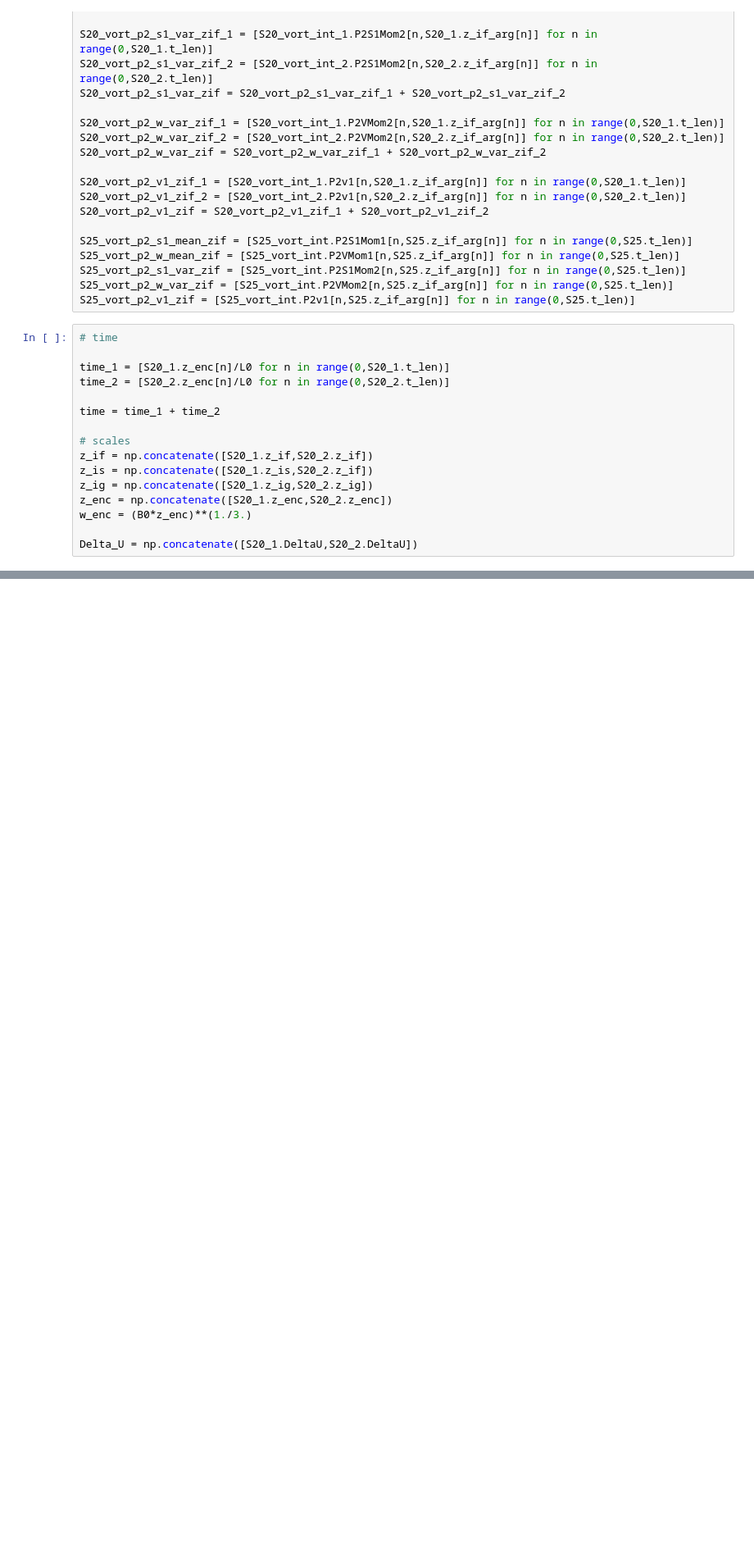
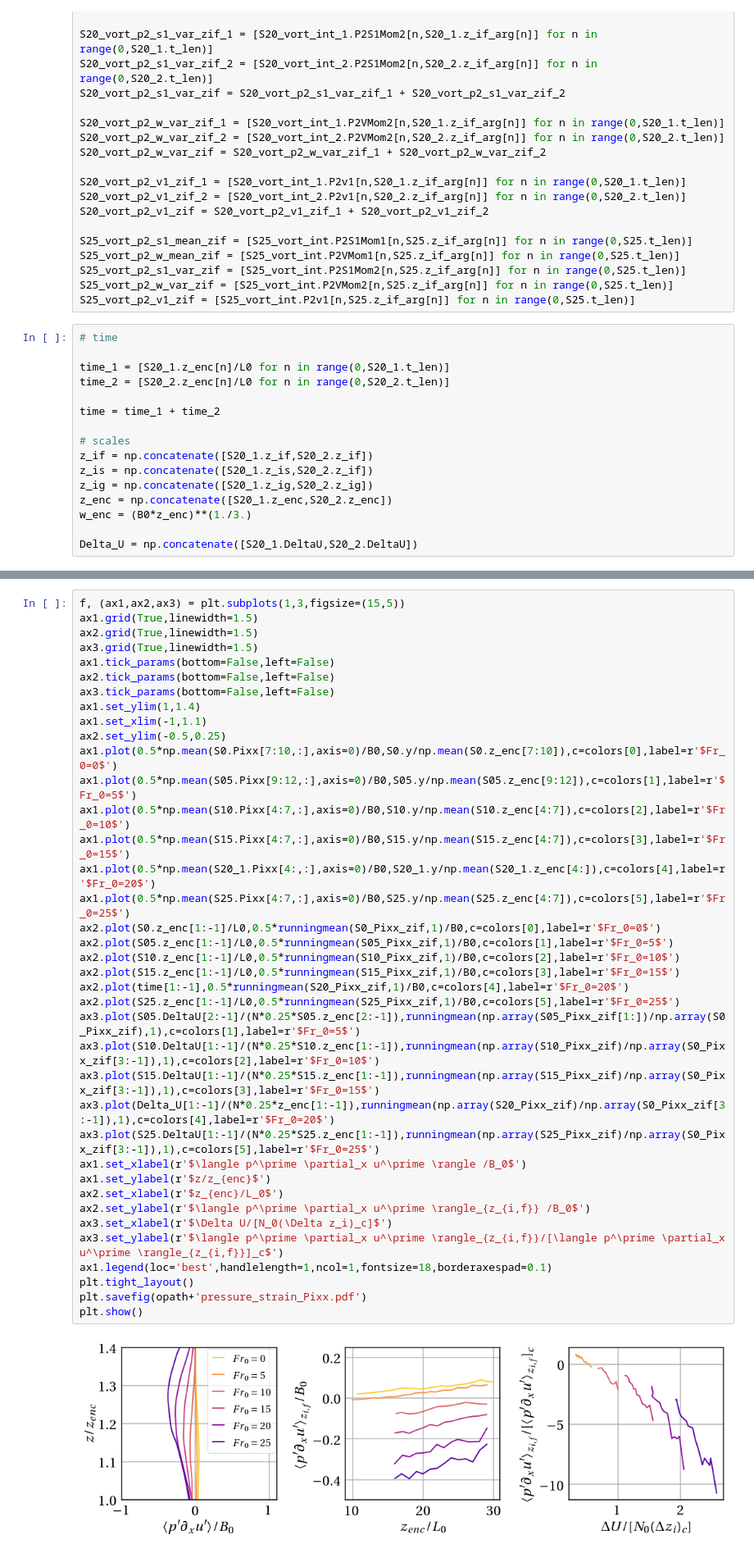
Before and after one commit to katherine-fodor/tlab-tools, a Jupyter notebook: stats_cond_time.ipynb, the cells around one changed output, grey strips where cells are left out. Shown: that part at 82% size. Drawn from its saved outputs; the diff is of its cells as text; blank space fills up the shorter version.

```diff
--- a/stats_cond_time.ipynb
+++ b/stats_cond_time.ipynb
@@ -370,0 +402,40 @@ plt.show()
+# %%
+f, (ax1,ax2,ax3) = plt.subplots(1,3,figsize=(15,5))
+ax1.grid(True,linewidth=1.5)
+ax2.grid(True,linewidth=1.5)
+ax3.grid(True,linewidth=1.5)
+ax1.tick_params(bottom=False,left=False)
+ax2.tick_params(bottom=False,left=False)
+ax3.tick_params(bottom=False,left=False)
+ax1.set_ylim(1,1.4)
+ax1.set_xlim(-1,1.1)
+ax2.set_ylim(-0.5,0.25)
+ax1.plot(0.5*np.mean(S0.Pixx[7:10,:],axis=0)/B0,S0.y/np.mean(S0.z_enc[7:10]),c=colors[0],label=r'$Fr_0=0$')
+ax1.plot(0.5*np.mean(S05.Pixx[9:12,:],axis=0)/B0,S05.y/np.mean(S05.z_enc[9:12]),c=colors[1],label=r'$Fr_0=5$')
+ax1.plot(0.5*np.mean(S10.Pixx[4:7,:],axis=0)/B0,S10.y/np.mean(S10.z_enc[4:7]),c=colors[2],label=r'$Fr_0=10$')
+ax1.plot(0.5*np.mean(S15.Pixx[4:7,:],axis=0)/B0,S15.y/np.mean(S15.z_enc[4:7]),c=colors[3],label=r'$Fr_0=15$')
+ax1.plot(0.5*np.mean(S20_1.Pixx[4:,:],axis=0)/B0,S20_1.y/np.mean(S20_1.z_enc[4:]),c=colors[4],label=r'$Fr_0=20$')
+ax1.plot(0.5*np.mean(S25.Pixx[4:7,:],axis=0)/B0,S25.y/np.mean(S25.z_enc[4:7]),c=colors[5],label=r'$Fr_0=25$')
+ax2.plot(S0.z_enc[1:-1]/L0,0.5*runningmean(S0_Pixx_zif,1)/B0,c=colors[0],label=r'$Fr_0=0$')
+ax2.plot(S05.z_enc[1:-1]/L0,0.5*runningmean(S05_Pixx_zif,1)/B0,c=colors[1],label=r'$Fr_0=5$')
+ax2.plot(S10.z_enc[1:-1]/L0,0.5*runningmean(S10_Pixx_zif,1)/B0,c=colors[2],label=r'$Fr_0=10$')
+ax2.plot(S15.z_enc[1:-1]/L0,0.5*runningmean(S15_Pixx_zif,1)/B0,c=colors[3],label=r'$Fr_0=15$')
+ax2.plot(time[1:-1],0.5*runningmean(S20_Pixx_zif,1)/B0,c=colors[4],label=r'$Fr_0=20$')
+ax2.plot(S25.z_enc[1:-1]/L0,0.5*runningmean(S25_Pixx_zif,1)/B0,c=colors[5],label=r'$Fr_0=25$')
+ax3.plot(S05.DeltaU[2:-1]/(N*0.25*S05.z_enc[2:-1]),runningmean(np.array(S05_Pixx_zif[1:])/np.array(S0_Pixx_zif),1),c=colors[1],label=r'$Fr_0=5$')
+ax3.plot(S10.DeltaU[1:-1]/(N*0.25*S10.z_enc[1:-1]),runningmean(np.array(S10_Pixx_zif)/np.array(S0_Pixx_zif[3:-1]),1),c=colors[2],label=r'$Fr_0=10$')
+ax3.plot(S15.DeltaU[1:-1]/(N*0.25*S15.z_enc[1:-1]),runningmean(np.array(S15_Pixx_zif)/np.array(S0_Pixx_zif[3:-1]),1),c=colors[3],label=r'$Fr_0=15$')
+ax3.plot(Delta_U[1:-1]/(N*0.25*z_enc[1:-1]),runningmean(np.array(S20_Pixx_zif)/np.array(S0_Pixx_zif[3:-1]),1),c=colors[4],label=r'$Fr_0=20$')
+ax3.plot(S25.DeltaU[1:-1]/(N*0.25*S25.z_enc[1:-1]),runningmean(np.array(S25_Pixx_zif)/np.array(S0_Pixx_zif[3:-1]),1),c=colors[5],label=r'$Fr_0=25$')
+ax1.set_xlabel(r'$\langle p^\prime \partial_x u^\prime \rangle /B_0$')
+ax1.set_ylabel(r'$z/z_{enc}$')
+ax2.set_xlabel(r'$z_{enc}/L_0$')
+ax2.set_ylabel(r'$\langle p^\prime \partial_x u^\prime \rangle_{z_{i,f}} /B_0$')
+ax3.set_xlabel(r'$\Delta U/[N_0(\Delta z_i)_c]$')
+ax3.set_ylabel(r'$\langle p^\prime \partial_x u^\prime \rangle_{z_{i,f}}/[\langle p^\prime \partial_x u^\prime \rangle_{z_{i,f}}]_c$')
+ax1.legend(loc='best',handlelength=1,ncol=1,fontsize=18,borderaxespad=0.1)
+plt.tight_layout()
+plt.savefig(opath+'pressure_strain_Pixx.pdf')
+plt.show()
+# %% [output]
+[figure, added]
```
Also changed, not shown: parts of 17 cells of this notebook, 3 other files.
